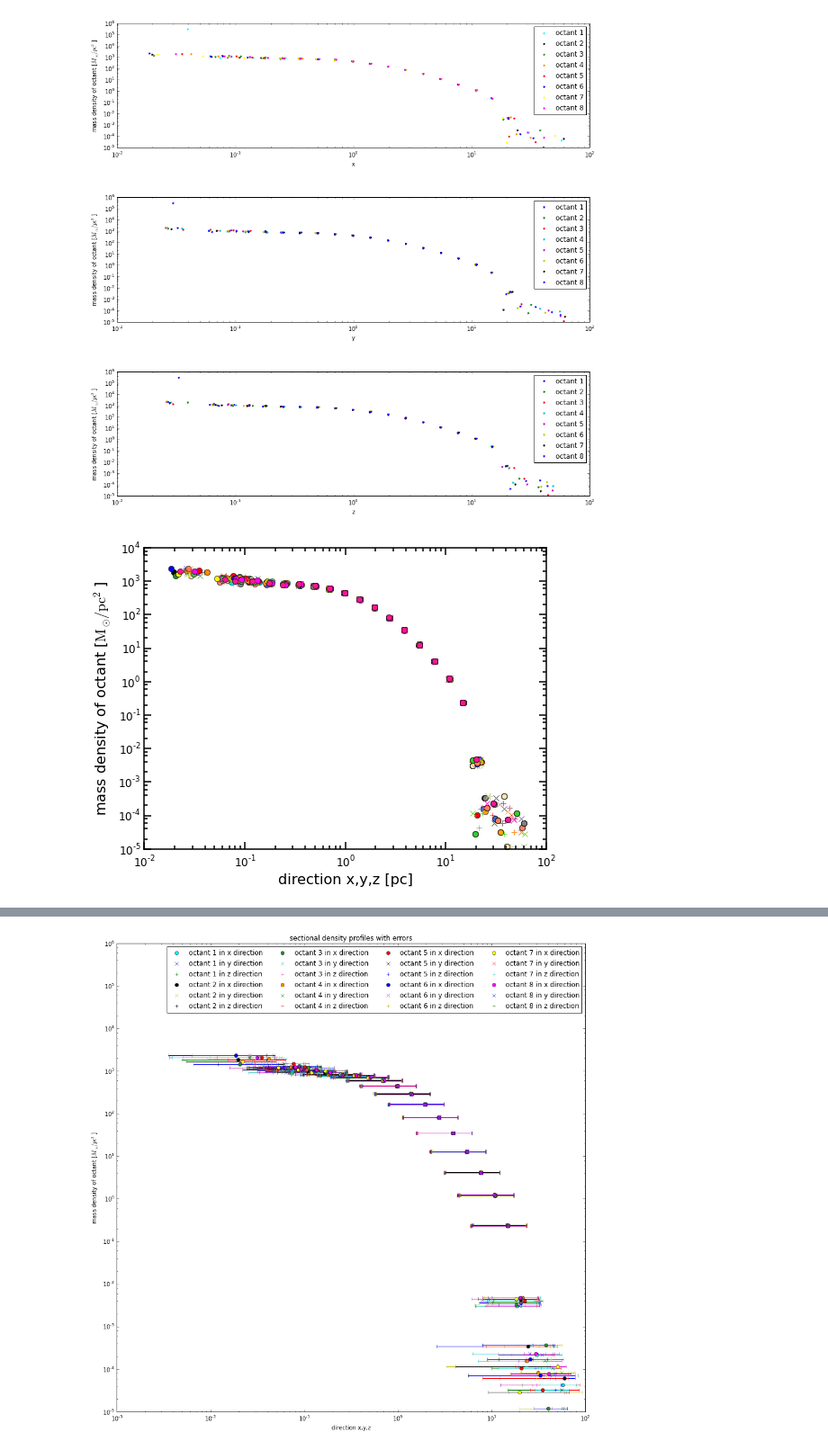
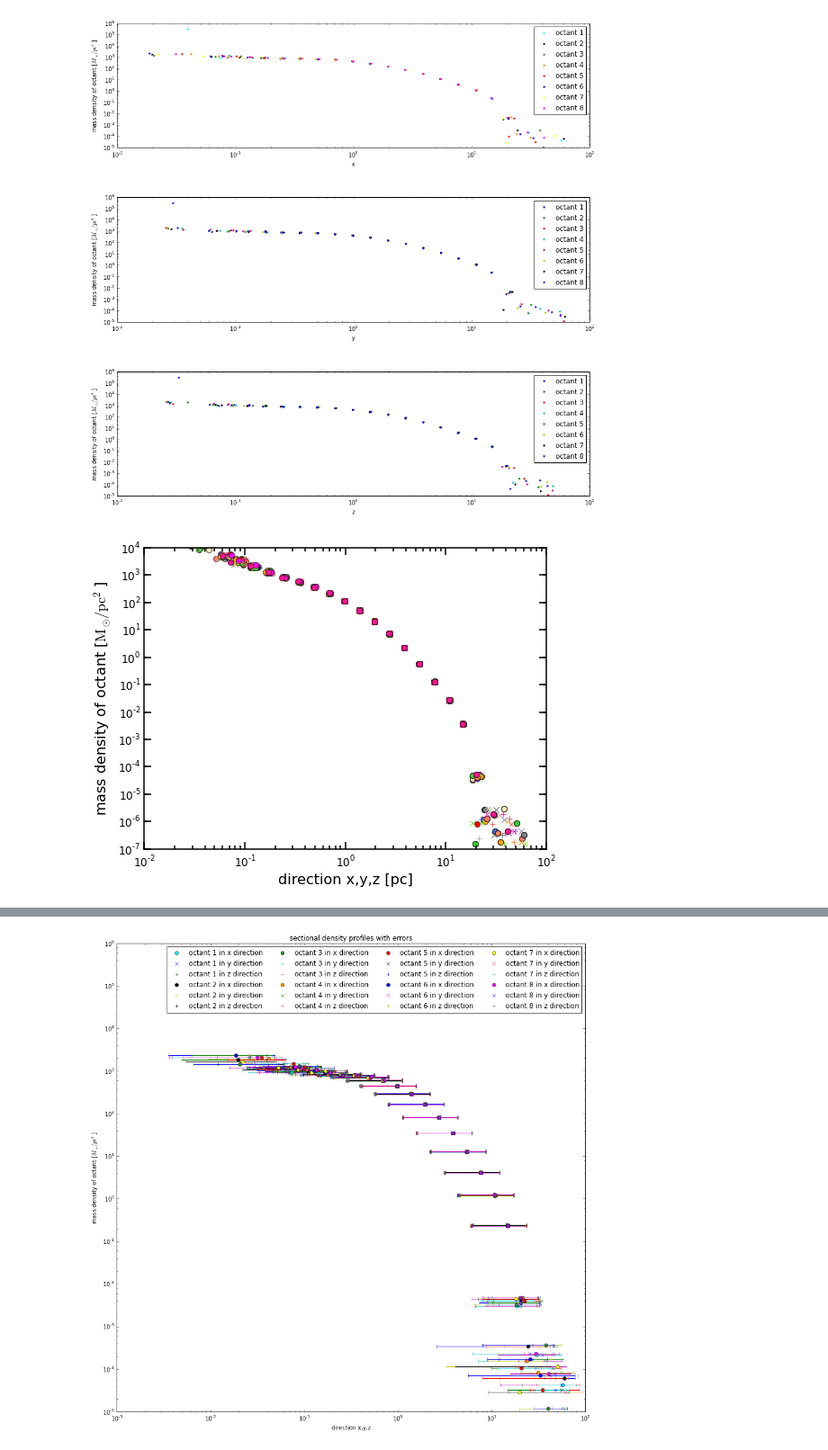
Before and after one commit to sophialilleengen/GC_actions, a Jupyter notebook: sphericity plots.ipynb, the cells around one changed output, grey strips where cells are left out. Shown: that part at 90% size. Cells and saved outputs as stored; diff of their text form; code cells hidden in the pictures.

```diff
--- a/sphericity plots.ipynb
+++ b/sphericity plots.ipynb
@@ -128,13 +134,13 @@ for k in range(8):#choose a different octant for every k
     for n in range(step): #binning
         inbin=(r_i[n]<r_3d_new)*(r_3d_new<=r_a[n]) #checks if distance is inside range of bin
         M[n]=np.sum(m1[inbin*octa])+np.sum(m2[inbin*octa]) #sums up masses of stars in bin and octant
-        rho[n]=M[n]/((r_a[n]**2-r_i[n]**2)*np.pi) #calculates mass density
+        rho[n]=M[n]/((r_a[n]**3-r_i[n]**3)*np.pi*4./3.) #calculates mass density
         x_neu[n]=np.mean(x_new[inbin*octa])#calculates mean distance in x direction of stars in bin and octant
         y_neu[n]=np.mean(y_new[inbin*octa])
         z_neu[n]=np.mean(z_new[inbin*octa])
 
     M_extra=np.sum(m1[r_anf*octa])+np.sum(m2[r_anf*octa])#sums up mass of stars which distances are less than first binning distance
-    rho_extra=M_extra/(r0**2*np.pi)#calculates mass density for these stars
+    rho_extra=M_extra/(r0**23*np.pi*4./3.)#calculates mass density for these stars
     x_extra=np.mean(x_new[r_anf*octa]) #calculates mean distance in x direction of these stars
     y_extra=np.mean(y_new[r_anf*octa])
     z_extra=np.mean(z_new[r_anf*octa])
@@ -195,13 +201,13 @@ for k in range(8): #choose a different octant for every k
     for n in range(step): #binning
         inbin=(r_i[n]<r_3d_new)*(r_3d_new<=r_a[n]) #checks if distance is inside range of bin
         M[n]=np.sum(m1[inbin*octa])+np.sum(m2[inbin*octa]) #sums up masses of stars in bin and octant
-        rho[n]=M[n]/((r_a[n]**2-r_i[n]**2)*np.pi) #calculates mass density
+        rho[n]=M[n]/((r_a[n]**3-r_i[n]**3)*np.pi*4./3.) #calculates mass density
         x_neu[n]=np.mean(x_new[inbin*octa]) #calculates mean distance in x direction of stars in bin and octant
         y_neu[n]=np.mean(y_new[inbin*octa])
         z_neu[n]=np.mean(z_new[inbin*octa])
 
     M_extra=np.sum(m1[r_anf*octa])+np.sum(m2[r_anf*octa]) #sums up mass of stars which distances are less than first binning distance
-    rho_extra=M_extra/(r0**2*np.pi) #calculates mass density for these stars
+    rho_extra=M_extra/(r0**3*np.pi*4./3.) #calculates mass density for these stars
     x_extra=np.mean(x_new[r_anf*octa]) #calculates mean distance in x direction of these stars
     y_extra=np.mean(y_new[r_anf*octa])
     z_extra=np.mean(z_new[r_anf*octa])
@@ -231,40 +237,40 @@ for k in range(8): #choose a different octant for every k
     for n in range(step): #binning
         inbin=(r_i[n]<r_3d)*(r_3d<=r_a[n]) #checks if distance is inside range of bin
         M[n]=np.sum(m1[inbin*octa])+np.sum(m2[inbin*octa]) #sums up masses of stars in bin and octant
-        rho[n]=M[n]/((r_a[n]**2-r_i[n]**2)*np.pi) #calculates mass density
+        rho[n]=M[n]/((r_a[n]**3-r_i[n]**3)*np.pi*4./3.) #calculates mass density
         x_neu[n]=np.mean(x[inbin*octa]) #calculates mean distance in x direction of stars in bin and octant
         y_neu[n]=np.mean(y[inbin*octa])
         z_neu[n]=np.mean(z[inbin*octa])
 
     M_extra=np.sum(m1[r_anf*octa])+np.sum(m2[r_anf*octa]) #sums up mass of stars which distances are less than first binning distance
-    rho_extra=M_extra/(r0**2*np.pi) #calculates mass density for these stars
+    rho_extra=M_extra/(r0**3*np.pi*4./3.) #calculates mass density for these stars
     x_extra=np.mean(x[r_anf*octa]) #calculates mean distance in x direction of these stars
     y_extra=np.mean(y[r_anf*octa])
     z_extra=np.mean(z[r_anf*octa])
 
     M_final=np.insert(M,0,M_extra)
     rho_final=np.insert(rho,0,rho_extra)
     x_final=np.insert(x_neu,0,x_extra)
     y_final=np.insert(y_neu,0,y_extra)
     z_final=np.insert(z_neu,0,z_extra)
 
     colors=['salmon','grey','moccasin','royalblue','orange','coral','limegreen','deeppink'] #since there are 7(without white) standard colors we need at least one extra color
 
     #plots density profiles of all directions and octants in one plot, different markers for different directions
     ax.loglog(np.abs(x_final),rho_final,color=colors[k],marker='o',linestyle='None',label='oct '+str(k+1)+" in x com")
     ax.loglog(np.abs(y_final),rho_final,color=colors[k],marker='x',linestyle='None',label='oct '+str(k+1)+" in y com")
     ax.loglog(np.abs(z_final),rho_final,color=colors[k],marker='+',linestyle='None',label='oct '+str(k+1)+" in z com")
     ax.set_xlabel('direction x,y,z [pc]',fontsize=16)
     ax.set_ylabel('mass density of octant [$\mathrm{M}_\odot/\mathrm{pc}^2$]',fontsize=16)
     #ax.legend(loc=0,ncol=3,numpoints=1)
     ax.spines['top'].set_linewidth(1.5)
     ax.spines['right'].set_linewidth(1.5)
     ax.spines['bottom'].set_linewidth(1.5)
     ax.spines['left'].set_linewidth(1.5)
     ax.set_ylim(top=1e4)
     ax.tick_params(length=8,width=1.5,labelsize=12)
     ax.tick_params(which='minor',length=4,width=1.5)
 
     fig.savefig('../Bachelorarbeit-Entwurf/Plots/sphericity_com.pdf',format='pdf',bbox_inches='tight')
 # %% [output]
-[figure, old version]
+[figure, new version]
```
Also changed, not shown: parts of 2 cells of this notebook, 1 other file.
